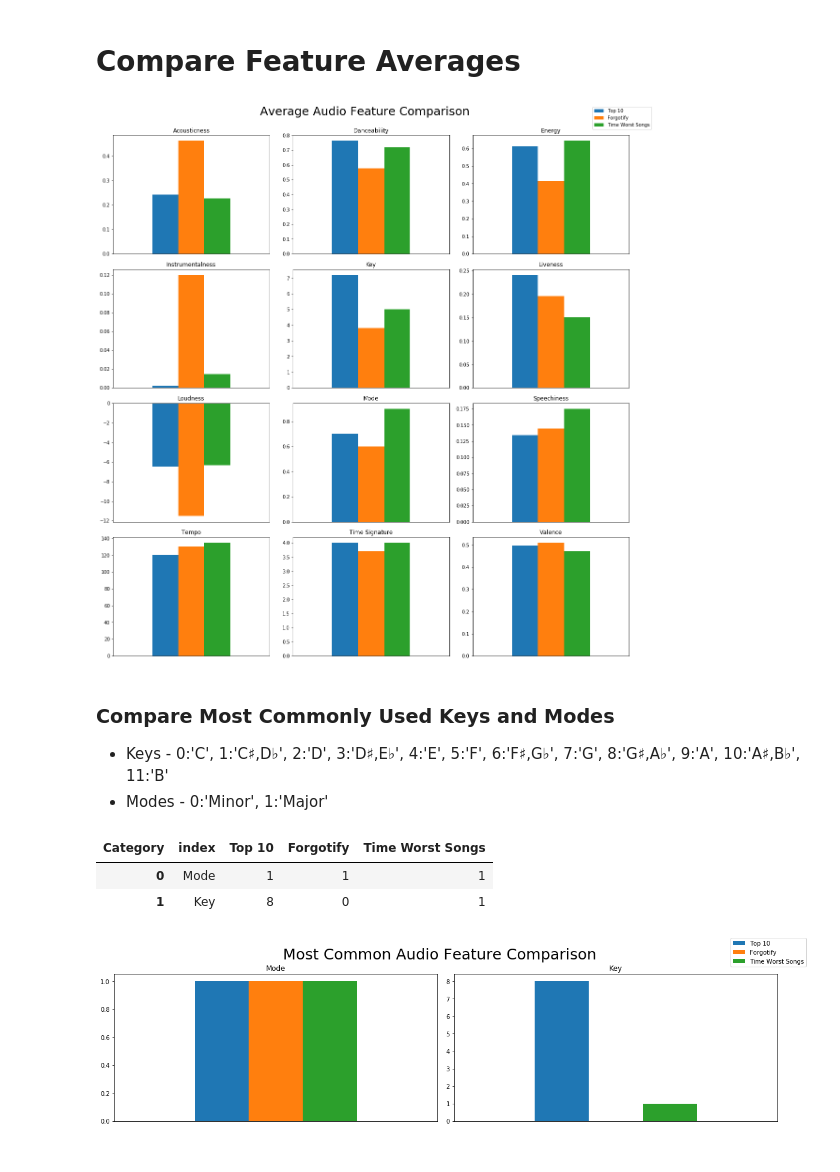
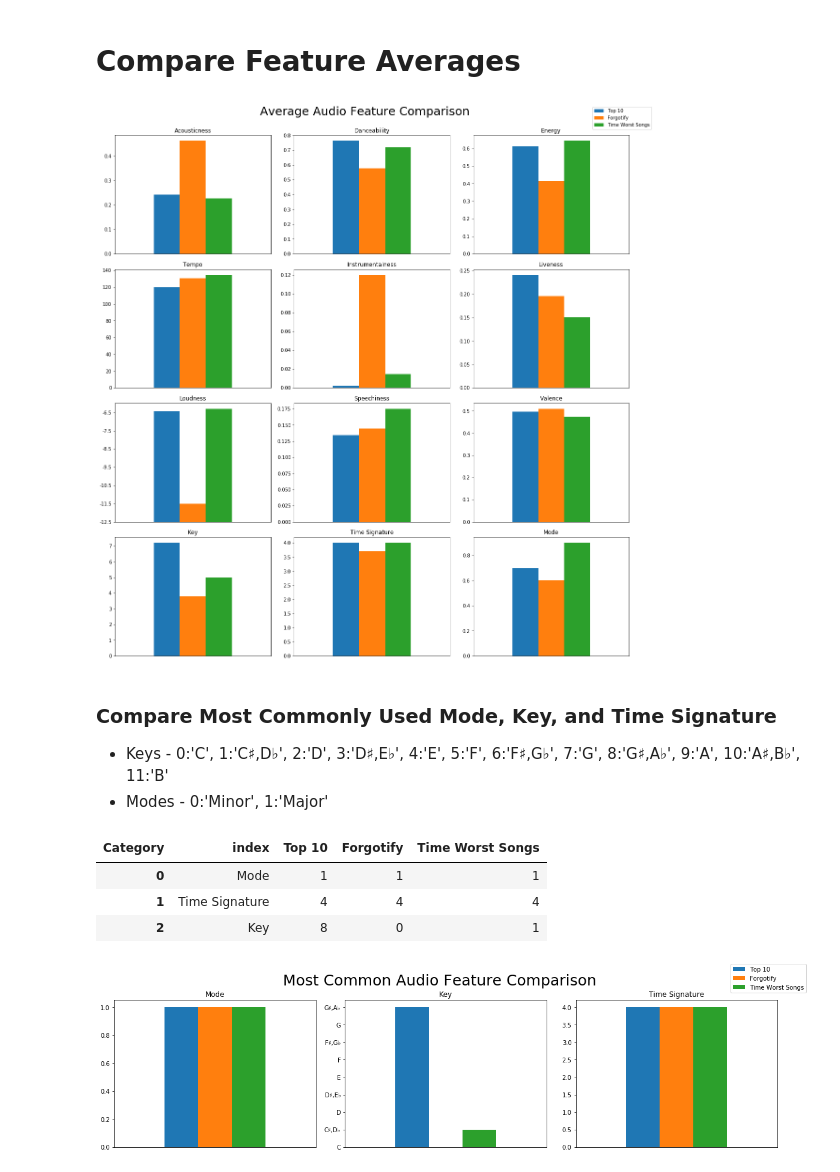
Before and after one commit to kd017/TeamScrapyProject1, a Jupyter notebook: visualize_feature_comparison.ipynb, the cells around one changed output. Cells and saved outputs as stored; diff of their text form; code cells hidden in the pictures.

Commit message:
Made some changes to visualizations

```diff
--- a/visualize_feature_comparison.ipynb
+++ b/visualize_feature_comparison.ipynb
@@ -81,2 +85,20 @@ worst_song_data_df
+# %%
+def plot_comparison(feature):
+    fig, ((ax1, ax2, ax3)) = plt.subplots(nrows=1, ncols=3, sharey=True, figsize=(16,10))
+
+    top_10_df.plot(kind='bar', x='Label', y=feature, legend=False, ax=ax1)
+    ax1.set_title("Spotify Top 10")
+    ax1.set_xlabel("")
+    ax1.set_ylabel(feature)
+
+    forgotify_data_df.plot(kind='bar', x='Label', y=feature, legend=False, ax=ax2)
+    ax2.set_title("Forgotify 10")
+    ax2.set_xlabel("")
+
+    worst_song_data_df.plot(kind='bar', x='Label', y=feature, legend=False, ax=ax3)
+    ax3.set_title("Time Worst 10")
+    ax3.set_xlabel("")
+    plt.tight_layout()
+    return fig
 # %% [markdown]
 # Compare Energy
@@ -260,0 +159,2 @@ plt.tight_layout()
+# %%
+fig = plot_comparison('Speechiness')
@@ -290,39 +206,45 @@ fig, ((ax1, ax2, ax3), (ax4, ax5, ax6), (ax7, ax8, ax9), (ax10, ax11, ax12)) = p
 average_df[average_df['index']=='Acousticness'].plot(kind='bar', title='Acousticness', ax=ax1, legend=False)
 average_df[average_df['index']=='Danceability'].plot(kind='bar', title='Danceability', ax=ax2, legend=False)
 average_df[average_df['index']=='Energy'].plot(kind='bar', title='Energy', ax=ax3, legend=False)
-average_df[average_df['index']=='Instrumentalness'].plot(kind='bar', title='Instrumentalness', ax=ax4, legend=False)
-average_df[average_df['index']=='Key'].plot(kind='bar', title='Key', ax=ax5, legend=False)
+average_df[average_df['index']=='Tempo'].plot(kind='bar', title='Tempo', ax=ax4, legend=False)
+average_df[average_df['index']=='Instrumentalness'].plot(kind='bar', title='Instrumentalness', ax=ax5, legend=False)
 average_df[average_df['index']=='Liveness'].plot(kind='bar', title='Liveness', ax=ax6, legend=False)
-average_df[average_df['index']=='Loudness'].plot(kind='bar', title='Loudness', ax=ax7, legend=False)
-average_df[average_df['index']=='Mode'].plot(kind='bar', title='Mode', ax=ax8, legend=False)
-average_df[average_df['index']=='Speechiness'].plot(kind='bar', title='Speechiness', ax=ax9, legend=False)
-average_df[average_df['index']=='Tempo'].plot(kind='bar', title='Tempo', ax=ax10, legend=False)
+plot_loudness(ax7, average_df[average_df['index']=='Loudness'])
+average_df[average_df['index']=='Speechiness'].plot(kind='bar', title='Speechiness', ax=ax8, legend=False)
+average_df[average_df['index']=='Valence'].plot(kind='bar', title='Valence', ax=ax9, legend=False)
+average_df[average_df['index']=='Key'].plot(kind='bar', title='Key', ax=ax10, legend=False)
 average_df[average_df['index']=='Time Signature'].plot(kind='bar', title='Time Signature', ax=ax11, legend=False)
-average_df[average_df['index']=='Valence'].plot(kind='bar', title='Valence', ax=ax12, legend=False)
+average_df[average_df['index']=='Mode'].plot(kind='bar', title='Mode', ax=ax12, legend=False)
 
+# Do not show XTicks
 for ax in fig.get_axes():
     ax.set_xticks([])
 
+# Figure Title
 handles, labels = ax1.get_legend_handles_labels()
 fig.legend(handles, labels,  ncol=1, bbox_to_anchor=(1, 1), borderaxespad=-3)
 fig.suptitle('Average Audio Feature Comparison', fontsize=25, y=1.03)
 
 plt.tight_layout()
 # %% [output]
-[figure, old version]
+[figure, new version]
 # %% [markdown]
-### Compare Most Commonly Used Keys and Modes
+### Compare Most Commonly Used Mode, Key,  and Time Signature
 - Keys - 0:'C', 1:'C♯,D♭', 2:'D', 3:'D♯,E♭', 4:'E', 5:'F', 6:'F♯,G♭', 7:'G', 8:'G♯,A♭', 9:'A', 10:'A♯,B♭', 11:'B'
 - Modes - 0:'Minor', 1:'Major'
 # %%
 top_10_mode_mode = top_10_df['Mode'].mode().item()
 top_10_key_mode = top_10_df['Key'].mode().item()
+top_10_timesig_mode = top_10_df['Time Signature'].mode().item()
 worst_mode_mode = worst_song_data_df['Mode'].mode().item()
 worst_key_mode = worst_song_data_df['Key'].mode().item()
+worst_timesig_mode = worst_song_data_df['Time Signature'].mode().item()
 forgotify_mode_mode = forgotify_data_df['Mode'].mode().item()
 forgotify_key_mode = forgotify_data_df['Key'].mode().item()
+forgotify_timesig_mode = forgotify_data_df['Time Signature'].mode().item()
 mode_df = pd.DataFrame({"Category":['Top 10', 'Forgotify', 'Time Worst Songs'],
                         "Mode":[top_10_mode_mode, forgotify_mode_mode, worst_mode_mode],
+                        "Time Signature":[top_10_timesig_mode, forgotify_timesig_mode, worst_timesig_mode],
                         "Key":[top_10_key_mode, forgotify_key_mode, worst_key_mode]})
 mode_df = mode_df.set_index('Category')
 mode_df = mode_df.T.reset_index()
@@ -330,20 +252,24 @@ mode_df
 # %% [output]
 | Category | index | Top 10 | Forgotify | Time Worst Songs |
 | 0 | Mode | 1 | 1 | 1 |
-| 1 | Key | 8 | 0 | 1 |
+| 1 | Time Signature | 4 | 4 | 4 |
+| 2 | Key | 8 | 0 | 1 |
 # %%
-fig, (ax1, ax2) = plt.subplots(nrows=1, ncols=2, figsize=(16,4))
+fig, (ax1, ax2, ax3) = plt.subplots(nrows=1, ncols=3, figsize=(16,4))
 
 mode_df[mode_df['index']=='Mode'].plot(kind='bar', title='Mode', ax=ax1, legend=False)
 mode_df[mode_df['index']=='Key'].plot(kind='bar', title='Key', ax=ax2, legend=False)
+mode_df[mode_df['index']=='Time Signature'].plot(kind='bar', title='Time Signature', ax=ax3, legend=False)
 
 for ax in fig.get_axes():
     ax.set_xticks([])
 
+keys = { 0:'C', 1:'C♯,D♭', 2:'D', 3:'D♯,E♭', 4:'E', 5:'F', 6:'F♯,G♭', 7:'G', 8:'G♯,A♭', 9:'A', 10:'A♯,B♭', 11:'B' }
+ax2.set_yticklabels(labels=keys.values())
 handles, labels = ax1.get_legend_handles_labels()
 fig.legend(handles, labels,  ncol=1, bbox_to_anchor=(1, 1), borderaxespad=-3)
 fig.suptitle('Most Common Audio Feature Comparison', fontsize=25, y=1.06)
 
 plt.tight_layout()
 # %% [output]
-[figure, old version]
+[figure, new version]
```
Also changed, not shown: parts of 23 cells of this notebook.
